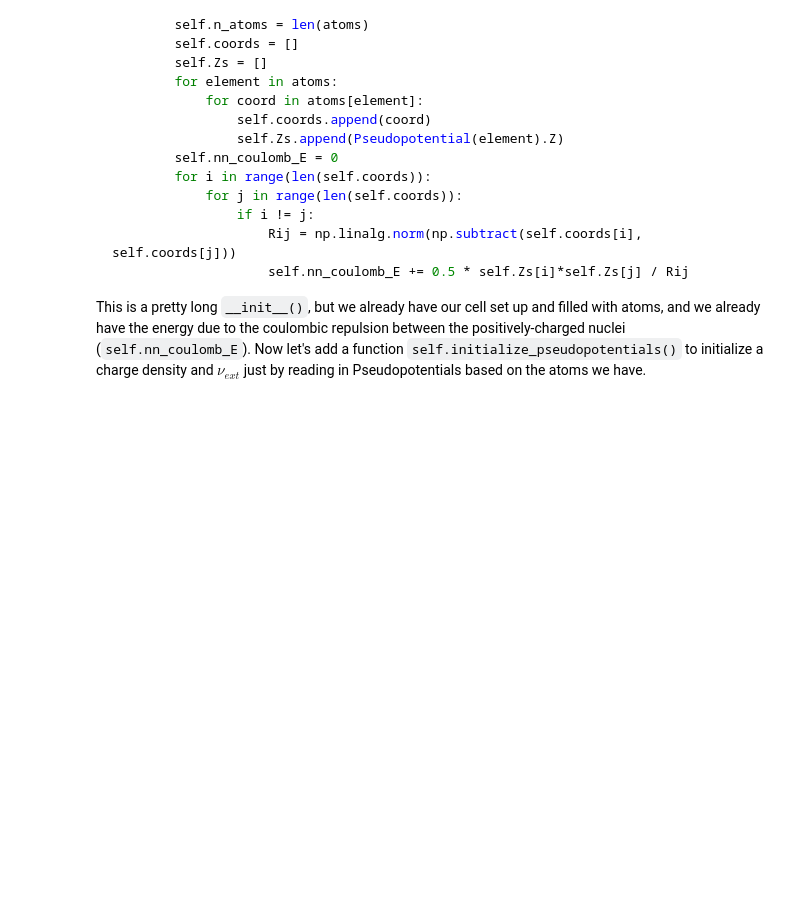
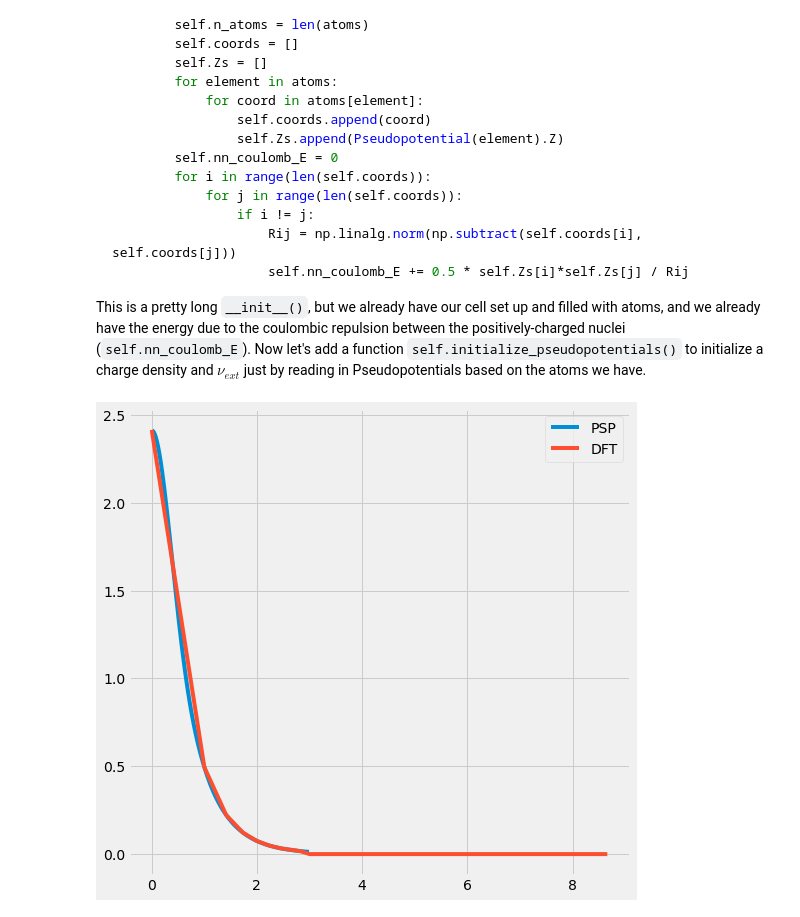
Before and after one commit to ashtonmv/pyrho, a Jupyter notebook: tutorial.ipynb, the cells around one changed output. Drawn from its saved outputs; the diff is of its cells as text; code cells hidden in the pictures; blank space fills up the shorter version.

```diff
--- a/tutorial.ipynb
+++ b/tutorial.ipynb
@@ -760,7 +767,9 @@ class DFT:
         self.n_mat = np.prod(resolution)
         self.xx, self.yy, self.zz = np.meshgrid(self.x, self.y, self.z)
         self.flat_mesh = np.array(list(zip(self.xx.ravel(), self.yy.ravel(), self.zz.ravel())))
+        # dm -> distance matrix
         dm = cdist(self.flat_mesh, self.flat_mesh)
+        # Remove diagonal zeros from dm
         self.dm = dm[~np.eye(dm.shape[0],dtype=bool)].reshape(dm.shape[0],-1)
         self.E = 0
         self.v_H = np.zeros(self.resolution)
@@ -795,15 +804,16 @@ class DFT:
                 distance_matrix_en = np.array([np.linalg.norm(pt-coords) for pt in self.flat_mesh])
 
                 density = pseudopotential.densities["rhoV"].spline(distance_matrix_en)
-                negative_density_indices = density < 0
-                density[negative_density_indices] = 0
+                beyond_cutoff = distance_matrix_en > pseudopotential.r_cut
+                density[beyond_cutoff] = 0
                 self.rho += density
 
                 ### [-1] means only the "local" part, i.e. no difference for
                 ### varying angular momentum (l)! If you want that then loop over [l].
                 potential = pseudopotential.potentials[-1].spline(distance_matrix_en)
-                cutoff_indices = potential > 0
-                potential[cutoff_indices] = 0
+                beyond_cutoff = distance_matrix_en > pseudopotential.r_cut
+                all_electron = np.divide(-pseudopotential.n_electrons, distance_matrix_en[beyond_cutoff])
+                potential[beyond_cutoff] = all_electron
                 self.v_ext += potential
 
                 self.n_electrons += int(pseudopotential.n_electrons)
@@ -832,13 +842,14 @@ class DFT:
         v_H = np.zeros(self.n_mat)
         rho = self.rho.ravel()
         for i in range(self.n_mat):
+
             v_H[i] += 0.5 * np.sum(np.delete(rho, i) / self.dm[i])
         self.v_H = v_H.reshape(self.resolution)
         del v_H
 
     def update_v_xc(self):
         """
-        I don't know what I'm doing here- I think this comes straight from the PSP(?)
+        I don't know what I'm doing here
         """
         self.v_xc = np.zeros(self.resolution)
 
@@ -927,7 +938,20 @@ class DFT:
         ax = plt.figure(figsize=(8, 8)).gca()
         ax.imshow(self.rho[int(len(self.rho)/2)])
         plt.show()
+
+    def plot_rho1d(self, comparison_element="H", center=(0, 0, 0)):
+
+        ax = plt.figure(figsize=(8, 8)).gca()
+        radii = [np.linalg.norm(pt-center) for pt in self.flat_mesh]
+        densities = [d for _,d in sorted(zip(radii,self.rho.ravel()))]
+        radii.sort()
+        psp = Pseudopotential(comparison_element)
+        ax.plot(psp.densities["rhoV"].rmesh, psp.densities["rhoV"].values, label="PSP")
+        ax.plot(radii, densities, label="DFT")
+        ax.legend()
 # %%
-atoms = {"Ne": [(5, 5, 5)]}
+atoms = {"H": [(5, 5, 5)]}
 pyrho = DFT(resolution=(10, 10, 10), x_max=10, y_max=10, z_max=10, atoms=atoms, max_steps=100, alpha_mix=0.5)
-pyrho.sc_minimize(verbose=True)
+pyrho.plot_rho1d(comparison_element="H", center=(5, 5, 5))
+# %% [output]
+[figure, added]
```
Also changed, not shown: parts of 7 cells of this notebook.
